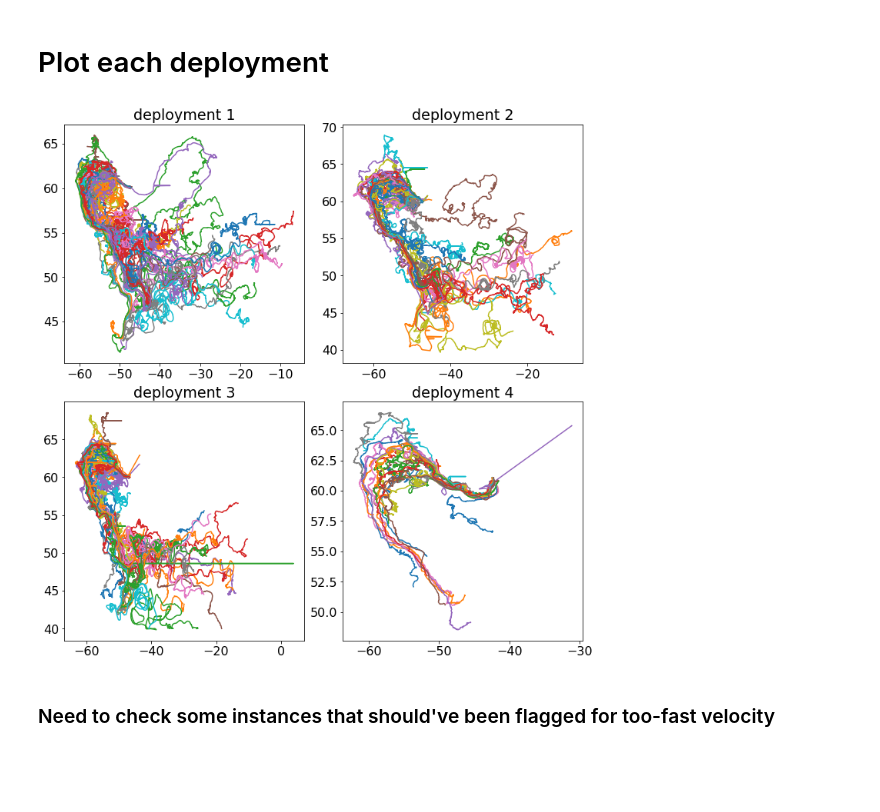
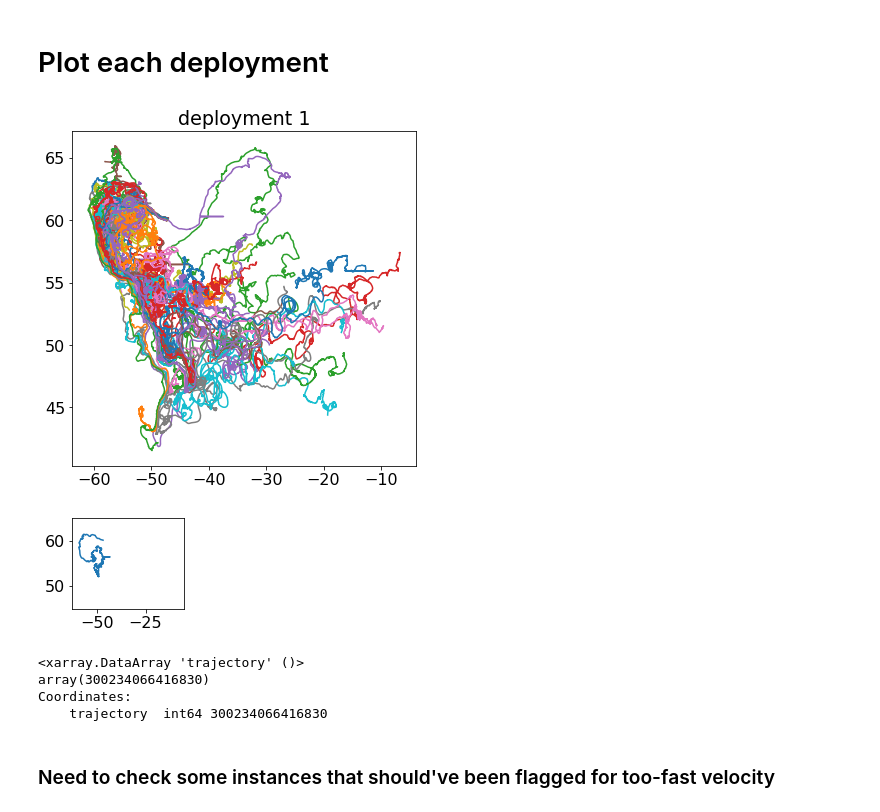
Before and after one commit to eleanorfrajka/drifters, a Jupyter notebook: 02-code/05-analyse_data.ipynb, the cells around one changed output. Saved outputs shown, nothing was run; the diff lists cells and outputs as text; code cells hidden in the pictures; blank space fills up the shorter version.

```diff
--- a/02-code/05-analyse_data.ipynb
+++ b/02-code/05-analyse_data.ipynb
@@ -61,21 +39,74 @@ Data variables:
 # %% [markdown]
 # Plot each deployment
 # %%
+fname_full = cat_interim_path('TERIFIC_drifters.nc')
+drifters = xr.open_dataset(fname_full)
+drifters
+
 #for i in range(1,1):
 fig = plt.figure(constrained_layout=True, figsize=(10,10))
 gs = fig.add_gridspec(ncols=2, nrows=2)
 
 
-for dnum in range(1,5):
+for dnum in range(1,2):
     ds1 = drifters.where(drifters["deploy_num"]==dnum, drop=True).copy()
 
     ax1 = fig.add_subplot(gs[dnum-1])
 
     for ddo in range(len(ds1['trajectory'])):
         ax1.plot(ds1.lon[ddo,:], ds1.lat[ddo,:])
+        time.sleep(1)
+
+
     ax1.set_title('deployment '+str(dnum))
 # %% [output]
-[figure, old version]
+[figure, new version]
+# %%
+# Find the bad ones
+#fig=plt.figure(constrained_layout=True, figsize=(15,10))
+fig=plt.figure(figsize=(18,10))
+
+gs = fig.add_gridspec(ncols=9, nrows=6,
+                     hspace=0, wspace=0)
+
+dnum=1
+ds1 = drifters.where(drifters["deploy_num"]==dnum, drop=True).copy()
+xlim=[-63, -5]
+ylim=[45,65]
+
+#for ddo in range(len(ds1['trajectory'])):
+for ddo in range(5,6):
+    if ddo==0:
+        ax1 = fig.add_subplot(gs[ddo])
+    else:
+        ax1 = fig.add_subplot(gs[ddo], sharey=ax0)
+
+
+
+    # Plot my drifter
+    ax1.plot(ds1.lon[ddo,:], ds1.lat[ddo,:])
+    ax1.set_xlim(xlim)
+    ax1.set_ylim(ylim)
+    ax0 = ax1
+
+    # Try to identify the left plot
+#    if (ddo % 9)==0:
+#        ax1.set_title('left')
+#    else:
+#        ax1.set_yticklabels([])
+
+
+
+plt.subplots_adjust(wspace=0, hspace=0)
+# %% [output]
+[figure, added]
+# %%
+ds1.trajectory[ddo]
+# %% [output]
+<xarray.DataArray 'trajectory' ()>
+array(300234066416830)
+Coordinates:
+    trajectory  int64 300234066416830
 # %% [markdown]
 ### Need to check some instances that should've been flagged for too-fast velocity
 # %%
```
Also changed, not shown: parts of 2 cells of this notebook, 6 other files.
